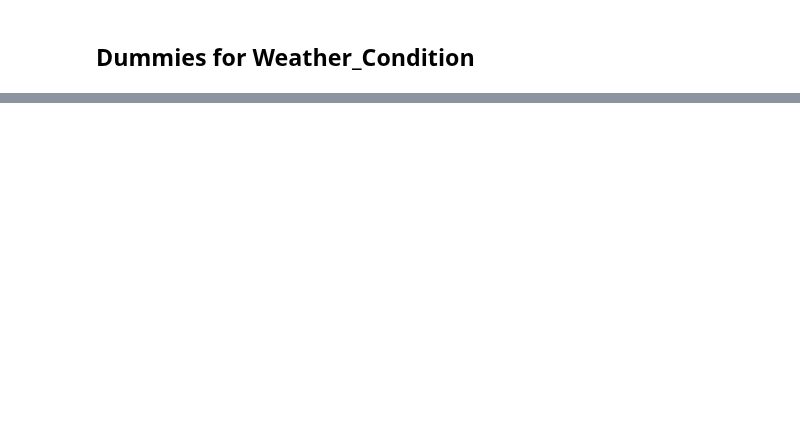
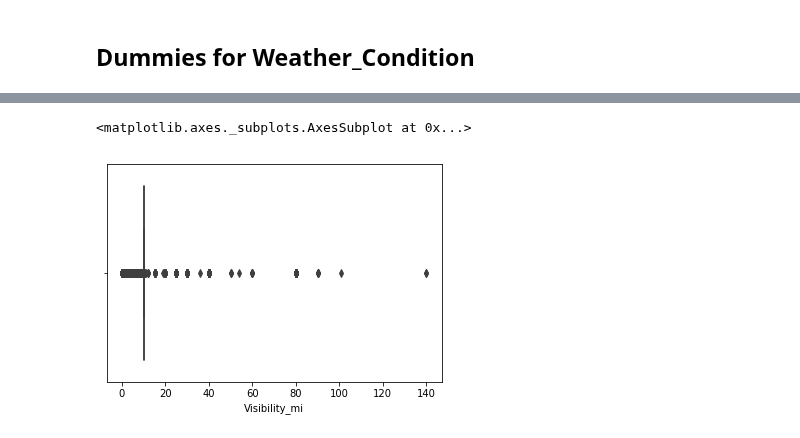
Before and after one commit to mpayumo/accident-severity-us, a Jupyter notebook: accidents-6-model.ipynb, the cells around one changed output, grey strips where cells are left out. Saved outputs shown, nothing was run; the diff lists cells and outputs as text; code cells hidden in the pictures; blank space fills up the shorter version.

```diff
--- a/accidents-6-model.ipynb
+++ b/accidents-6-model.ipynb
@@ -351,0 +314,5 @@ plt.savefig('img/correlation.jpg')
+# %%
+sns.boxplot(ca_nd.Visibility_mi)
+# %% [output]
+<matplotlib.axes._subplots.AxesSubplot at 0x...>
+[figure, added]
```
Also changed, not shown: parts of 27 cells of this notebook, 3 other files.
